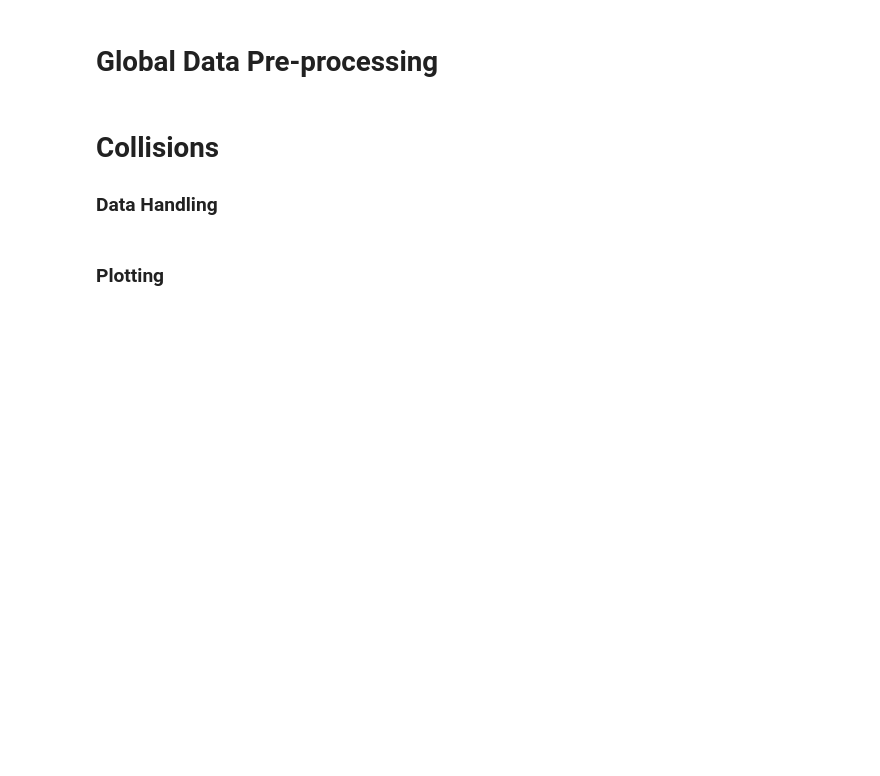
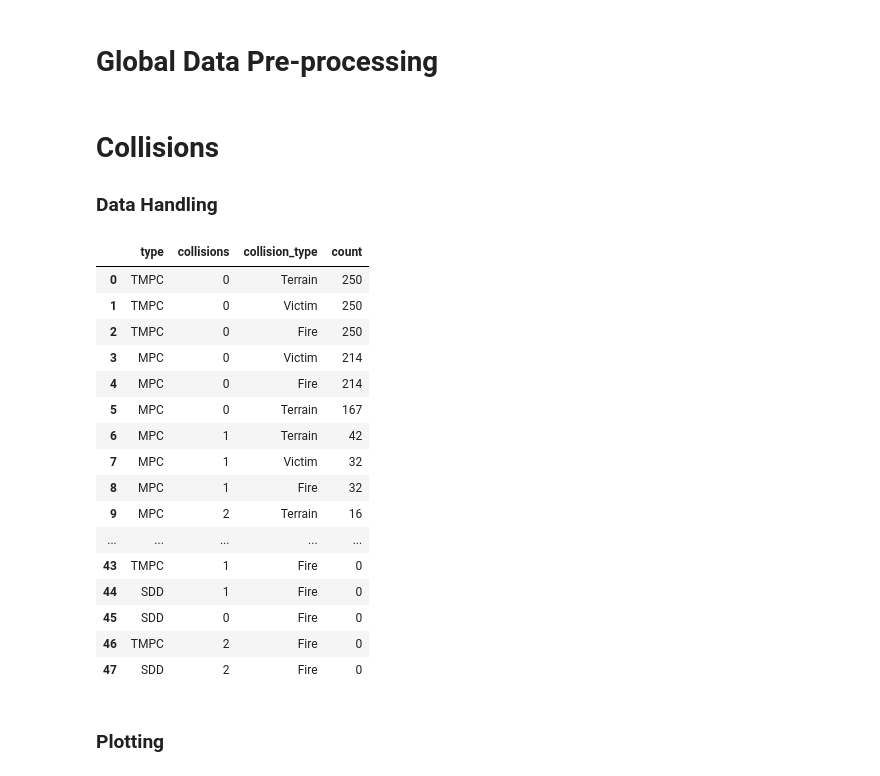
Before and after one commit to svenschoonebeek/Perception-Aware-Search-and-Rescue, a Jupyter notebook: src/processing_nico.ipynb, the cells around one changed output. Cells and saved outputs as stored; diff of their text form; code cells hidden in the pictures; blank space fills up the shorter version.

```diff
--- a/src/processing_nico.ipynb
+++ b/src/processing_nico.ipynb
@@ -42,9 +46,28 @@ def theme_poster(fig_size: tuple[int, int]):
 # %%
 collisions = data[['wall_collisions', 'victims_collisions', 'fire_collisions', 'type']]
 collisions.columns = ['Terrain', 'Victim', 'Fire', 'type']
 collisions = collisions.melt(id_vars='type', value_name='collisions', value_vars=['Terrain', 'Victim', 'Fire'], var_name='collision_type')
 collisions['type'] = collisions['type'].astype(order)
 collisions = collisions.value_counts(subset=['type', 'collisions', 'collision_type']).reset_index(name='count')
+collisions
+# %% [output]
+|  | type | collisions | collision_type | count |
+| 0 | TMPC | 0 | Terrain | 250 |
+| 1 | TMPC | 0 | Victim | 250 |
+| 2 | TMPC | 0 | Fire | 250 |
+| 3 | MPC | 0 | Victim | 214 |
+| 4 | MPC | 0 | Fire | 214 |
+| 5 | MPC | 0 | Terrain | 167 |
+| 6 | MPC | 1 | Terrain | 42 |
+| 7 | MPC | 1 | Victim | 32 |
+| 8 | MPC | 1 | Fire | 32 |
+| 9 | MPC | 2 | Terrain | 16 |
+| ... | ... | ... | ... | ... |
+| 43 | TMPC | 1 | Fire | 0 |
+| 44 | SDD | 1 | Fire | 0 |
+| 45 | SDD | 0 | Fire | 0 |
+| 46 | TMPC | 2 | Fire | 0 |
+| 47 | SDD | 2 | Fire | 0 |
 # %% [markdown]
 ### Plotting
 # %%
```
Also changed, not shown: parts of 5 cells of this notebook, 3 other files.
